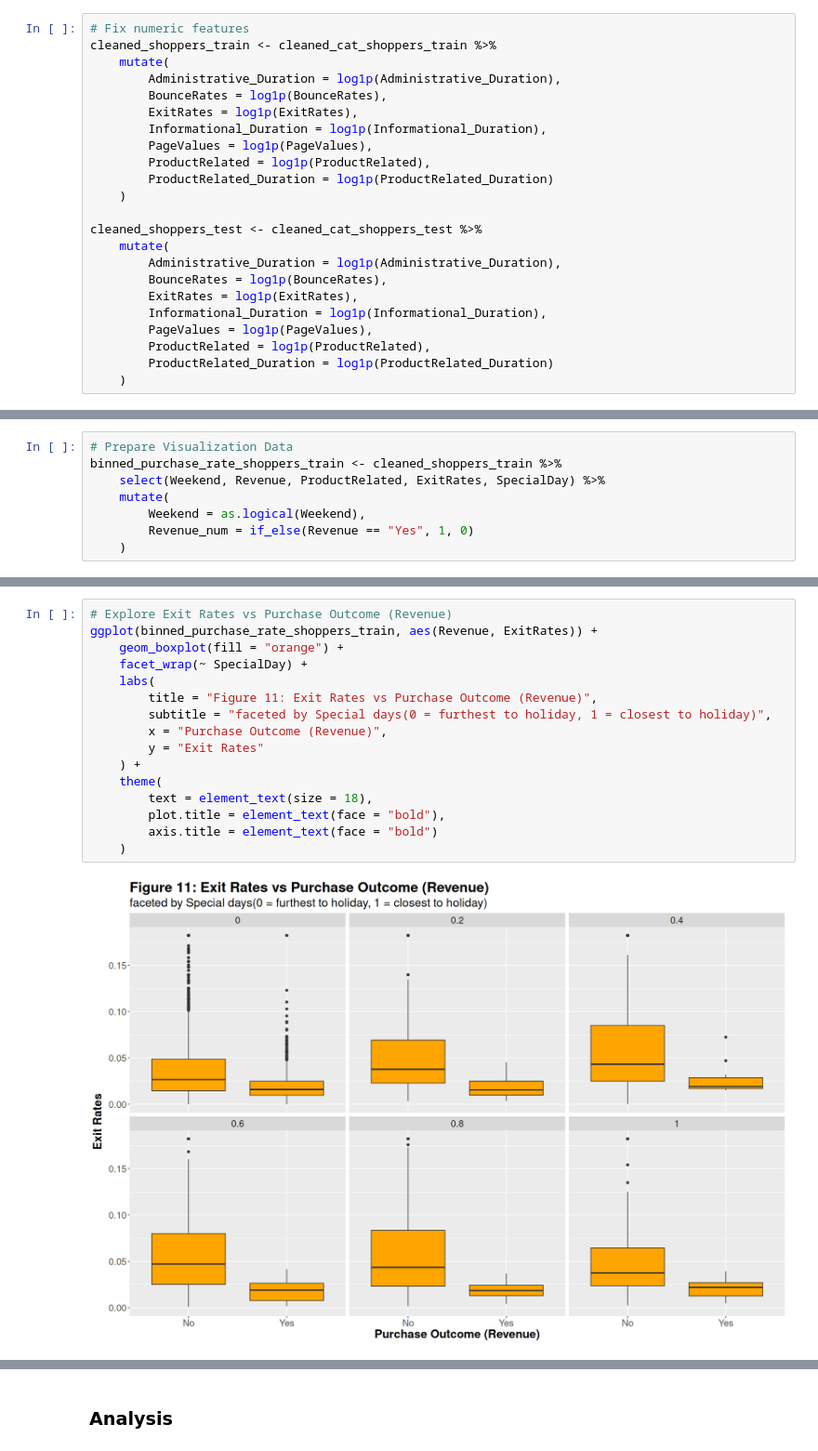
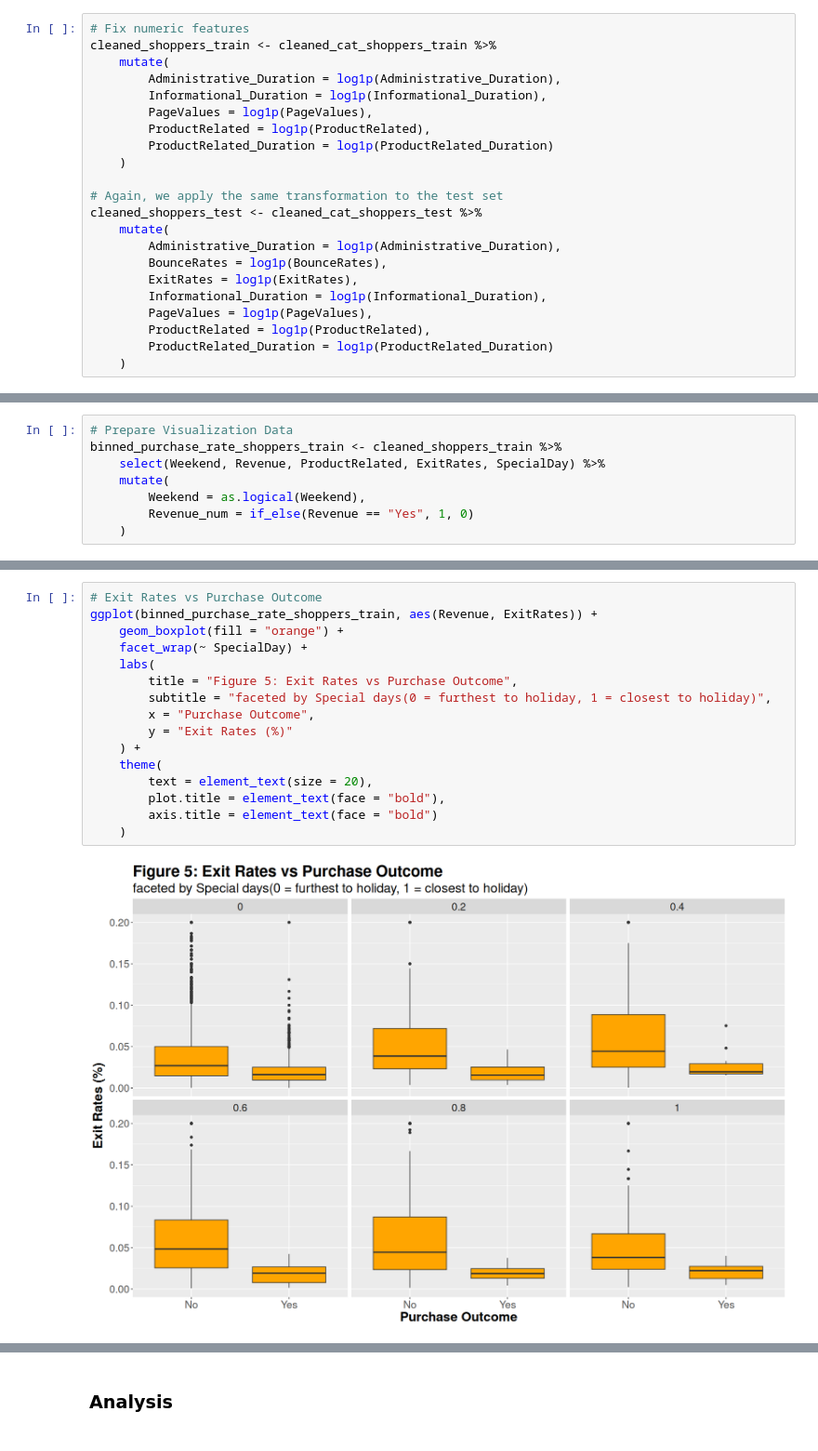
Before and after one commit to UBC-DSCI-310-2025W2/dsci-310-group-04, a Jupyter notebook: reports/milestone_1/milestone_1.ipynb, the cells around one changed output, grey strips where cells are left out. Shown at 93% size. Saved outputs shown, nothing was run; the diff lists cells and outputs as text.

```diff
--- a/reports/milestone_1/milestone_1.ipynb
+++ b/reports/milestone_1/milestone_1.ipynb
@@ -412,14 +462,13 @@ ggplot(numeric_shoppers_train, aes(Variable, Value)) +
 cleaned_shoppers_train <- cleaned_cat_shoppers_train %>%
     mutate(
         Administrative_Duration = log1p(Administrative_Duration),
-        BounceRates = log1p(BounceRates),
-        ExitRates = log1p(ExitRates),
         Informational_Duration = log1p(Informational_Duration),
         PageValues = log1p(PageValues),
         ProductRelated = log1p(ProductRelated),
         ProductRelated_Duration = log1p(ProductRelated_Duration)
     )
 
+# Again, we apply the same transformation to the test set
 cleaned_shoppers_test <- cleaned_cat_shoppers_test %>%
     mutate(
         Administrative_Duration = log1p(Administrative_Duration),
@@ -475,18 +537,18 @@ ggplot(binned_purchase_rate_shoppers_train, aes(ProductRelated, Revenue_num)) +
 # %%
-# Explore Exit Rates vs Purchase Outcome (Revenue)
+# Exit Rates vs Purchase Outcome
 ggplot(binned_purchase_rate_shoppers_train, aes(Revenue, ExitRates)) +
     geom_boxplot(fill = "orange") +
     facet_wrap(~ SpecialDay) +
     labs(
-        title = "Figure 11: Exit Rates vs Purchase Outcome (Revenue)",
+        title = "Figure 5: Exit Rates vs Purchase Outcome",
         subtitle = "faceted by Special days(0 = furthest to holiday, 1 = closest to holiday)",
-        x = "Purchase Outcome (Revenue)",
-        y = "Exit Rates"
+        x = "Purchase Outcome",
+        y = "Exit Rates (%)"
     ) +
     theme(
-        text = element_text(size = 18),
+        text = element_text(size = 20),
         plot.title = element_text(face = "bold"),
         axis.title = element_text(face = "bold")
     )
 # %% [output]
-[figure, old version]
+[figure, new version]
```
Also changed, not shown: parts of 57 cells of this notebook.
